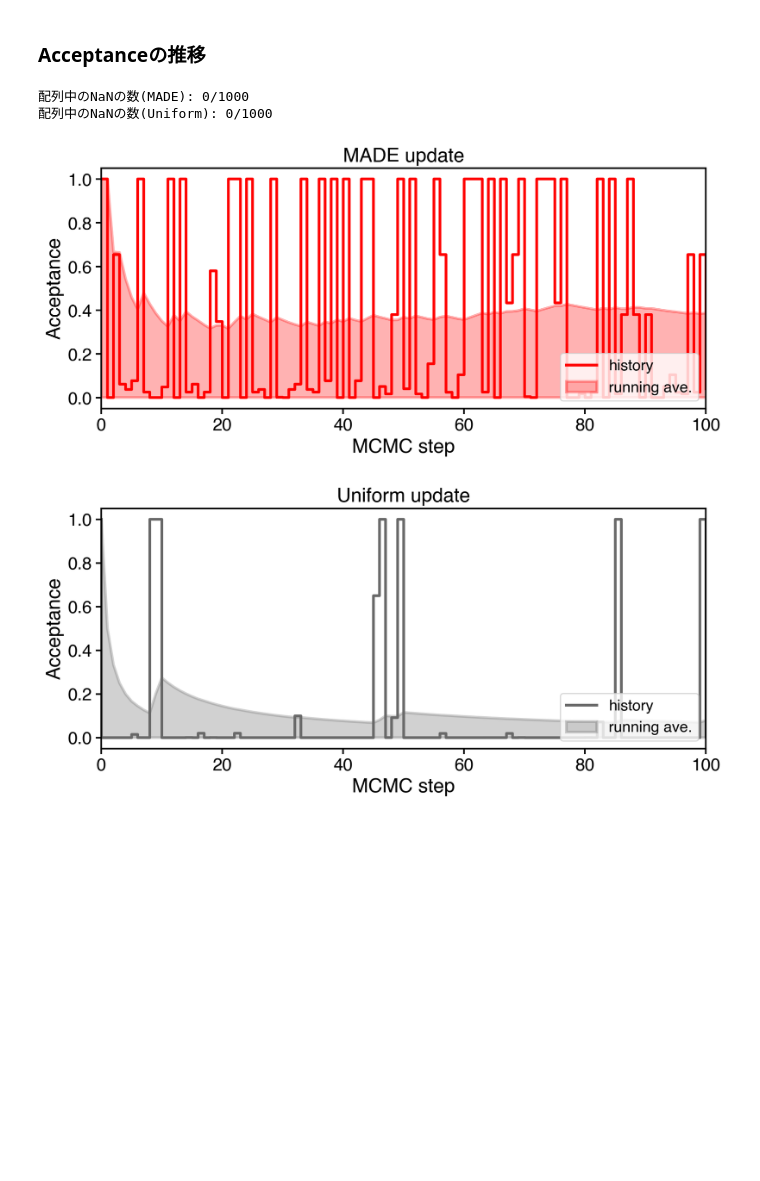
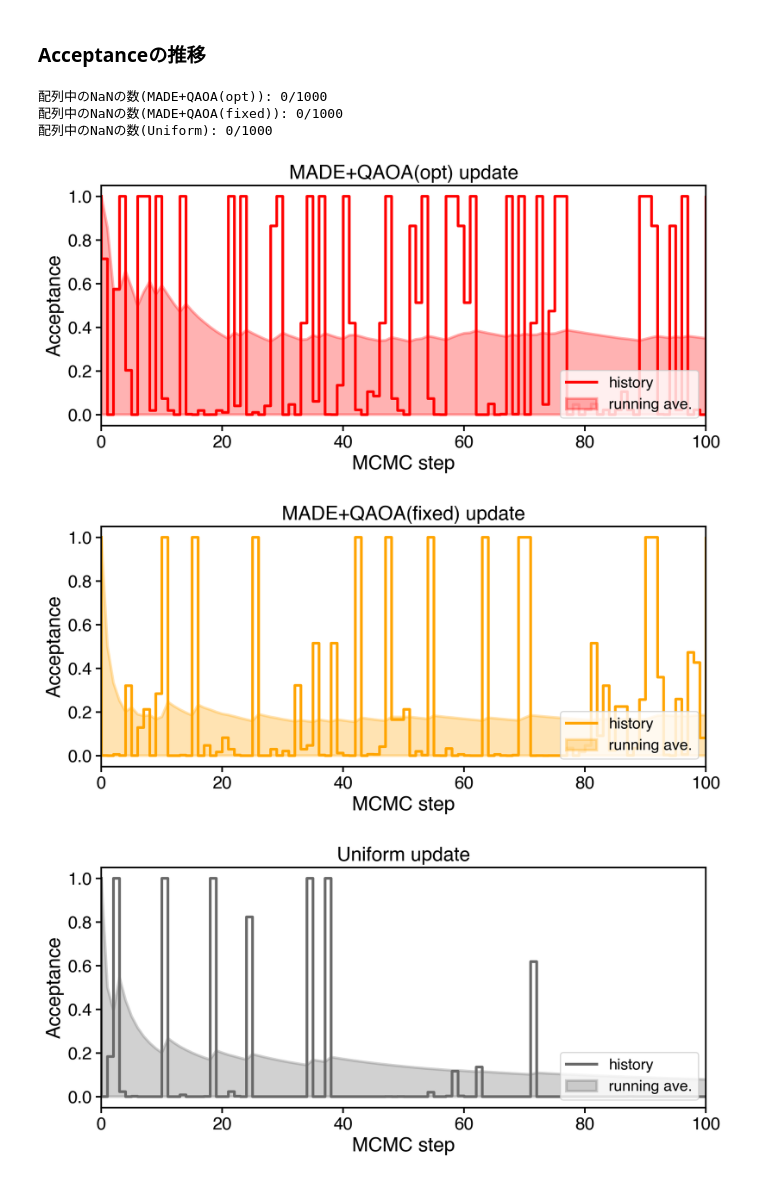
Before and after one commit to yuichiro-nakano/data_for_qaoa-made-mcmc, a Jupyter notebook: notebooks/20240720_made_mcmc_test.ipynb, the cells around one changed output. Saved outputs shown, nothing was run; the diff lists cells and outputs as text; code cells hidden in the pictures; blank space fills up the shorter version.

```diff
--- a/notebooks/20240720_made_mcmc_test.ipynb
+++ b/notebooks/20240720_made_mcmc_test.ipynb
@@ -97,36 +187,46 @@ ax1.legend(fontsize=12)
 all_inputs = np.array([made.number_to_binary(i, n_spin) for i in range(2**n_spin)])
 qaoa_opt_pred_dist = made.compute_log_prob(model_qaoa_opt, all_inputs)
 qaoa_opt_pred_dist = np.exp(qaoa_opt_pred_dist)
+qaoa_fix_pred_dist = made.compute_log_prob(model_qaoa_fix, all_inputs)
+qaoa_fix_pred_dist = np.exp(qaoa_fix_pred_dist)
 
 # get proposal matrix
 qaoa_opt_made_Q = np.zeros((2**n_spin, 2**n_spin))
+qaoa_fix_made_Q = np.zeros((2**n_spin, 2**n_spin))
 uni_Q = np.ones((2**n_spin, 2**n_spin)) / (2**n_spin)
 
 for i in range(2**n_spin):
 	for j in range(2**n_spin):
 		qaoa_opt_made_Q[j,i] = qaoa_opt_pred_dist[j]
+		qaoa_fix_made_Q[j,i] = qaoa_fix_pred_dist[j]
 
  # calculate spectral gap
 energy = np.array([ising.spin_energy(ising.number_to_spin(i, n_spin), instance) for i in range(2**n_spin)])
 
 # MADE(QAOA)
 qaoa_opt_made_P = np.zeros((2**n_spin, 2**n_spin))
+qaoa_fix_made_P = np.zeros((2**n_spin, 2**n_spin))
 uni_P = np.zeros((2**n_spin, 2**n_spin))
 
 qaoa_opt_made_A = mcmc.calc_boltzmann_mh_acceptance(energy, qaoa_opt_made_Q, beta)
+qaoa_fix_made_A = mcmc.calc_boltzmann_mh_acceptance(energy, qaoa_fix_made_Q, beta)
 metropolis_A = mcmc.calc_boltzmann_metropolis_acceptance(energy, beta)
 
 qaoa_opt_made_P = qaoa_opt_made_Q * qaoa_opt_made_A
+qaoa_fix_made_P = qaoa_fix_made_Q * qaoa_fix_made_A
 uni_P = uni_Q * metropolis_A
 
 np.fill_diagonal(qaoa_opt_made_P, 0)
+np.fill_diagonal(qaoa_fix_made_P, 0)
 np.fill_diagonal(uni_P, 0)
 
 for i in range(2**n_spin):
 	qaoa_opt_made_P[i,i] = 1 - np.sum(qaoa_opt_made_P[:,i])
+	qaoa_fix_made_P[i,i] = 1 - np.sum(qaoa_fix_made_P[:,i])
 	uni_P[i,i] = 1 - np.sum(uni_P[:,i])
 
 qaoa_opt_made_gap = mcmc.spectral_gap(qaoa_opt_made_P)
+qaoa_fix_made_gap = mcmc.spectral_gap(qaoa_fix_made_P)
 uni_gap = mcmc.spectral_gap(uni_P)
 # %%
 print('MADE+QAOA(opt): {0}'.format(qaoa_opt_made_gap))
@@ -207,7 +309,8 @@ init_spin = mcmc.number_to_spin(rng.integers(0, 2**n_spin), n_spin)
 print(init_spin)
 
 # main simulation
-state_hist_made, acceptance_hist_made = neural_update_mcmc(init_spin, instance, model_qaoa_opt, beta, n_iter, rng)
+state_hist_made_opt, acceptance_hist_made_opt = neural_update_mcmc(init_spin, instance, model_qaoa_opt, beta, n_iter, rng)
+state_hist_made_fix, acceptance_hist_made_fix = neural_update_mcmc(init_spin, instance, model_qaoa_fix, beta, n_iter, rng)
 state_hist_uni, acceptance_hist_uni = uniform_update_mcmc(init_spin, instance, beta, n_iter, rng)
 # %% [output]
 [-1  1  1  1 -1  1 -1  1]
@@ -311,8 +436,9 @@ ax3.legend(fontsize=14, loc='lower right', frameon=True)
 # %% [markdown]
 ### Acceptanceの推移
 # %%
-normalize = np.arange(1, acceptance_hist_made.shape[0]+1)
-ave_acceptance_made = np.cumsum(acceptance_hist_made) / normalize
+normalize = np.arange(1, acceptance_hist_made_opt.shape[0]+1)
+ave_acceptance_made_opt = np.cumsum(acceptance_hist_made_opt) / normalize
+ave_acceptance_made_fix = np.cumsum(acceptance_hist_made_fix) / normalize
 ave_acceptance_uni = np.cumsum(acceptance_hist_uni) / normalize
 
 n_range = 100
@@ -323,44 +449,67 @@ ax4_1.spines["left"].set_linewidth(spines)
 ax4_1.spines["bottom"].set_linewidth(spines)
 ax4_1.spines["right"].set_linewidth(spines)
 
-ax4_1.step(np.arange(n_iter), acceptance_hist_made, color='red', linewidth=linewidth, label='history')
-ax4_1.fill_between(np.arange(n_iter), ave_acceptance_made, color='red', alpha=0.3, linewidth=linewidth, label='running ave.')
+ax4_1.step(np.arange(n_iter), acceptance_hist_made_opt, color='red', linewidth=linewidth, label='history')
+ax4_1.fill_between(np.arange(n_iter), ave_acceptance_made_opt, color='red', alpha=0.3, linewidth=linewidth, label='running ave.')
 
 ax4_1.set_xlim(0, n_range)
 ax4_1.set_ylim(-0.05,1.05)
 ax4_1.set_xlabel('MCMC step', fontsize=18)
 ax4_1.set_ylabel('Acceptance', fontsize=18)
 ax4_1.tick_params(width=1.5, labelsize=16, length=5, labelbottom=True)
 ax4_1.tick_params(axis="x", which='major', width=1.5)
 ax4_1.legend(fontsize=14, loc='lower right', frameon=True)
-ax4_1.set_title('MADE update', fontsize=18)
+ax4_1.set_title('MADE+QAOA(opt) update', fontsize=18)
 
 fig4_2, ax4_2 = plt.subplots(figsize=(10,4), dpi=200)
 
 ax4_2.spines["top"].set_linewidth(spines)
 ax4_2.spines["left"].set_linewidth(spines)
 ax4_2.spines["bottom"].set_linewidth(spines)
 ax4_2.spines["right"].set_linewidth(spines)
 
-ax4_2.step(np.arange(n_iter), acceptance_hist_uni, color='dimgrey', linewidth=linewidth, label='history')
-ax4_2.fill_between(np.arange(n_iter), ave_acceptance_uni, color='dimgrey', alpha=0.3, linewidth=linewidth, label='running ave.')
+ax4_2.step(np.arange(n_iter), acceptance_hist_made_fix, color='orange', linewidth=linewidth, label='history')
+ax4_2.fill_between(np.arange(n_iter), ave_acceptance_made_fix, color='orange', alpha=0.3, linewidth=linewidth, label='running ave.')
 
 ax4_2.set_xlim(0, n_range)
 ax4_2.set_ylim(-0.05,1.05)
 ax4_2.set_xlabel('MCMC step', fontsize=18)
 ax4_2.set_ylabel('Acceptance', fontsize=18)
 ax4_2.tick_params(width=1.5, labelsize=16, length=5, labelbottom=True)
 ax4_2.tick_params(axis="x", which='major', width=1.5)
 ax4_2.legend(fontsize=14, loc='lower right', frameon=True)
-ax4_2.set_title('Uniform update', fontsize=18)
+ax4_2.set_title('MADE+QAOA(fixed) update', fontsize=18)
+
+fig4_3, ax4_3 = plt.subplots(figsize=(10,4), dpi=200)
+
+ax4_3.spines["top"].set_linewidth(spines)
+ax4_3.spines["left"].set_linewidth(spines)
+ax4_3.spines["bottom"].set_linewidth(spines)
+ax4_3.spines["right"].set_linewidth(spines)
+
+ax4_3.step(np.arange(n_iter), acceptance_hist_uni, color='dimgrey', linewidth=linewidth, label='history')
+ax4_3.fill_between(np.arange(n_iter), ave_acceptance_uni, color='dimgrey', alpha=0.3, linewidth=linewidth, label='running ave.')
+
+ax4_3.set_xlim(0, n_range)
+ax4_3.set_ylim(-0.05,1.05)
+ax4_3.set_xlabel('MCMC step', fontsize=18)
+ax4_3.set_ylabel('Acceptance', fontsize=18)
+ax4_3.tick_params(width=1.5, labelsize=16, length=5, labelbottom=True)
+ax4_3.tick_params(axis="x", which='major', width=1.5)
+ax4_3.legend(fontsize=14, loc='lower right', frameon=True)
+ax4_3.set_title('Uniform update', fontsize=18)
 
 # check the number of NaN counts for acceptance
-nan_count_made = np.isnan(acceptance_hist_made).sum()
+nan_count_made_opt = np.isnan(acceptance_hist_made_opt).sum()
+nan_count_made_fix = np.isnan(acceptance_hist_made_fix).sum()
 nan_count_uni = np.isnan(acceptance_hist_uni).sum()
-print(f"配列中のNaNの数(MADE): {nan_count_made}/{n_iter}")
+print(f"配列中のNaNの数(MADE+QAOA(opt)): {nan_count_made_opt}/{n_iter}")
+print(f"配列中のNaNの数(MADE+QAOA(fixed)): {nan_count_made_fix}/{n_iter}")
 print(f"配列中のNaNの数(Uniform): {nan_count_uni}/{n_iter}")
 # %% [output]
-配列中のNaNの数(MADE): 0/1000
+配列中のNaNの数(MADE+QAOA(opt)): 0/1000
+配列中のNaNの数(MADE+QAOA(fixed)): 0/1000
 配列中のNaNの数(Uniform): 0/1000
-[figure, old version]
+[figure, new version]
-[figure, old version]
+[figure, new version]
+[figure, added]
```
Also changed, not shown: parts of 7 cells of this notebook.
